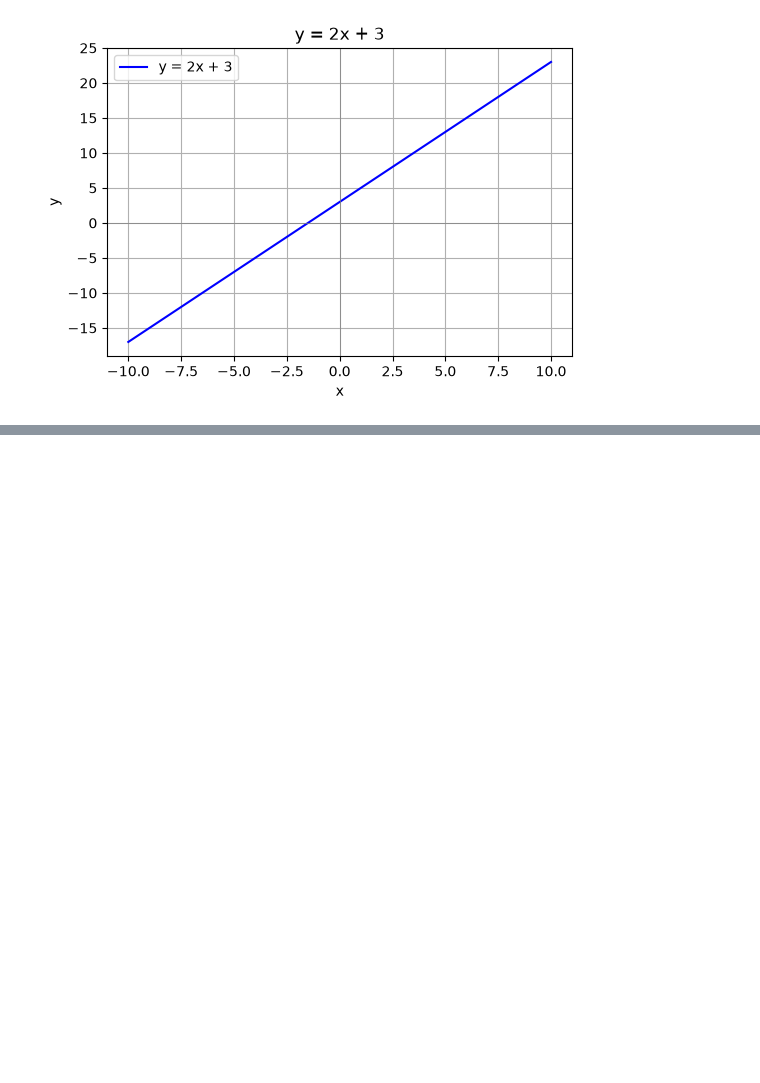
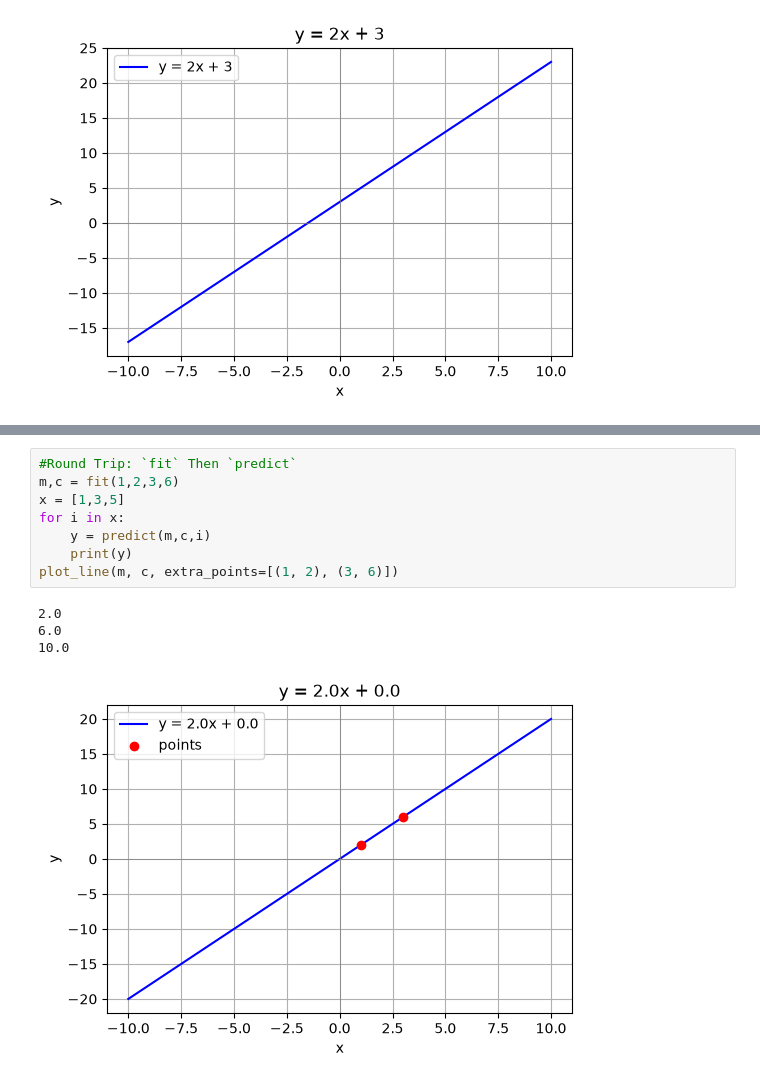
Before and after one commit to Premjeet478/AI-ML-Project, a Jupyter notebook: expressions_and_functions.ipynb, the cells around one changed output, grey strips where cells are left out. Cells and saved outputs as stored; diff of their text form; blank space fills up the shorter version.

```diff
--- a/expressions_and_functions.ipynb
+++ b/expressions_and_functions.ipynb
@@ -185,0 +205,13 @@ fit(0,5,2,9)
+# %%
+#Round Trip: `fit` Then `predict`
+m,c = fit(1,2,3,6)
+x = [1,3,5]
+for i in x:
+    y = predict(m,c,i)
+    print(y)
+plot_line(m, c, extra_points=[(1, 2), (3, 6)])
+# %% [output]
+2.0
+6.0
+10.0
+[figure, added]
```
Also changed, not shown: parts of 11 cells of this notebook.
